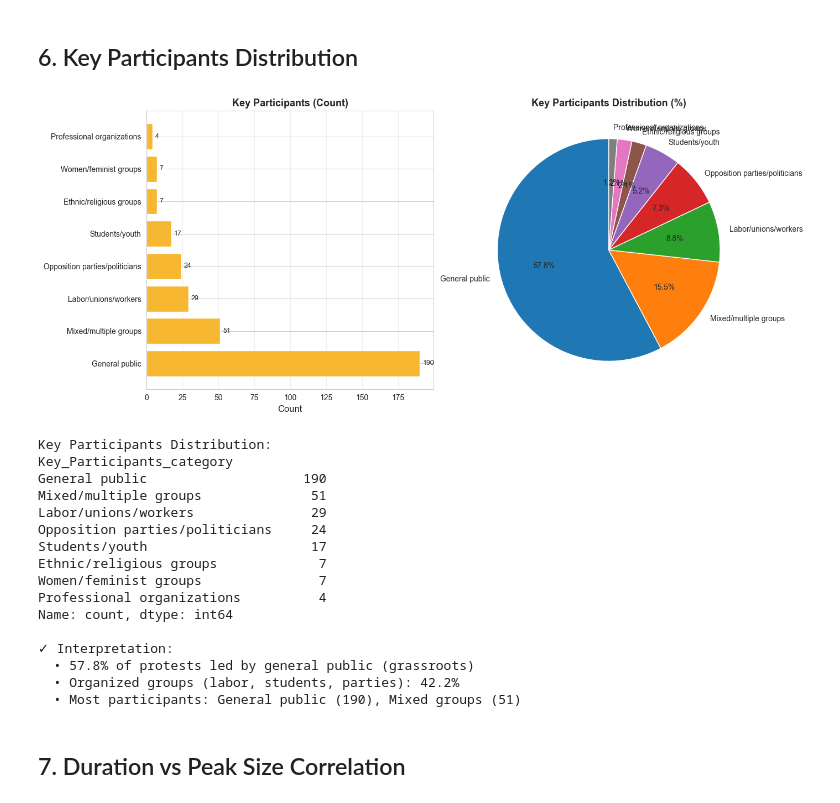
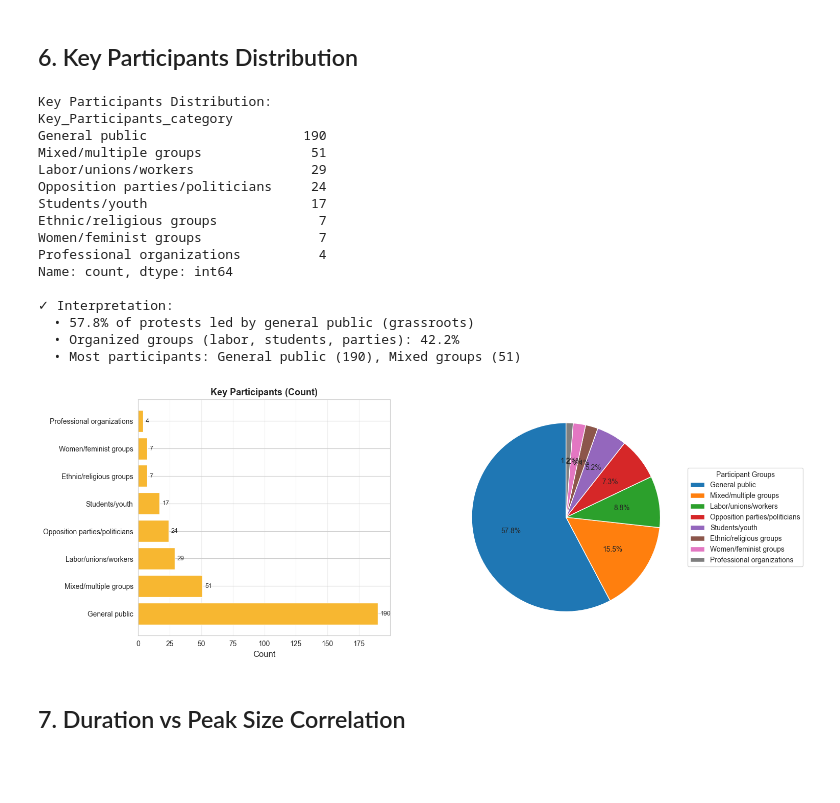
Before and after one commit to jeevanbhatta/causal_inference, a Jupyter notebook: notebooks/analysis.ipynb, the cells around one changed output. Cells and saved outputs as stored; diff of their text form; code cells hidden in the pictures; blank space fills up the shorter version.

```diff
--- a/notebooks/analysis.ipynb
+++ b/notebooks/analysis.ipynb
@@ -321,46 +336,56 @@ Name: count, dtype: int64
 # %%
 participants_counts = df['Key_Participants_category'].value_counts()
 fig, (ax1, ax2) = plt.subplots(1, 2, figsize=(14, 6))
 
 ax1.barh(participants_counts.index, participants_counts.values, color='#f7b731')
 ax1.set_xlabel('Count', fontsize=12)
 ax1.set_title('Key Participants (Count)', fontsize=13, fontweight='bold')
 ax1.grid(axis='x', alpha=0.3)
 for i, v in enumerate(participants_counts.values):
     ax1.text(v + 2, i, str(v), va='center', fontsize=9)
 
 # Pie chart
-ax2.pie(participants_counts.values, labels=participants_counts.index, autopct='%1.1f%%', startangle=90)
-ax2.set_title('Key Participants Distribution (%)', fontsize=13, fontweight='bold')
+wedges, texts, autotexts = ax2.pie(
+    participants_counts.values,
+    labels=None,  # No labels here
+    autopct='%1.1f%%',
+    startangle=90,
+    textprops={'fontsize': 10}
+)
+ax2.legend(
+    participants_counts.index,
+    title="Participant Groups",
+    bbox_to_anchor=(1,0.5),
+    loc="center left"
+)
 
-plt.tight_layout()
-plt.show()
+
 
 print("Key Participants Distribution:")
 print(participants_counts)
 pct_public = participants_counts.get('General public', 0) / len(df) * 100
 print(f"\n✓ Interpretation:")
 print(f"  • {pct_public:.1f}% of protests led by general public (grassroots)")
 print(f"  • Organized groups (labor, students, parties): {100 - pct_public:.1f}%")
 print(f"  • Most participants: General public ({participants_counts.iloc[0]}), Mixed groups ({participants_counts.iloc[1]})")
 # %% [output]
+Key Participants Distribution:
+Key_Participants_category
+General public                    190
+Mixed/multiple groups              51
+Labor/unions/workers               29
+Opposition parties/politicians     24
+Students/youth                     17
+Ethnic/religious groups             7
+Women/feminist groups               7
+Professional organizations          4
+Name: count, dtype: int64
+
+✓ Interpretation:
+  • 57.8% of protests led by general public (grassroots)
+  • Organized groups (labor, students, parties): 42.2%
+  • Most participants: General public (190), Mixed groups (51)
-[figure, old version]
+[figure, new version]
-Key Participants Distribution:
-Key_Participants_category
-General public                    190
-Mixed/multiple groups              51
-Labor/unions/workers               29
-Opposition parties/politicians     24
-Students/youth                     17
-Ethnic/religious groups             7
-Women/feminist groups               7
-Professional organizations          4
-Name: count, dtype: int64
-
-✓ Interpretation:
-  • 57.8% of protests led by general public (grassroots)
-  • Organized groups (labor, students, parties): 42.2%
-  • Most participants: General public (190), Mixed groups (51)
 # %% [markdown]
 ## 7. Duration vs Peak Size Correlation
 # %%
```
Also changed, not shown: parts of 3 cells of this notebook.
